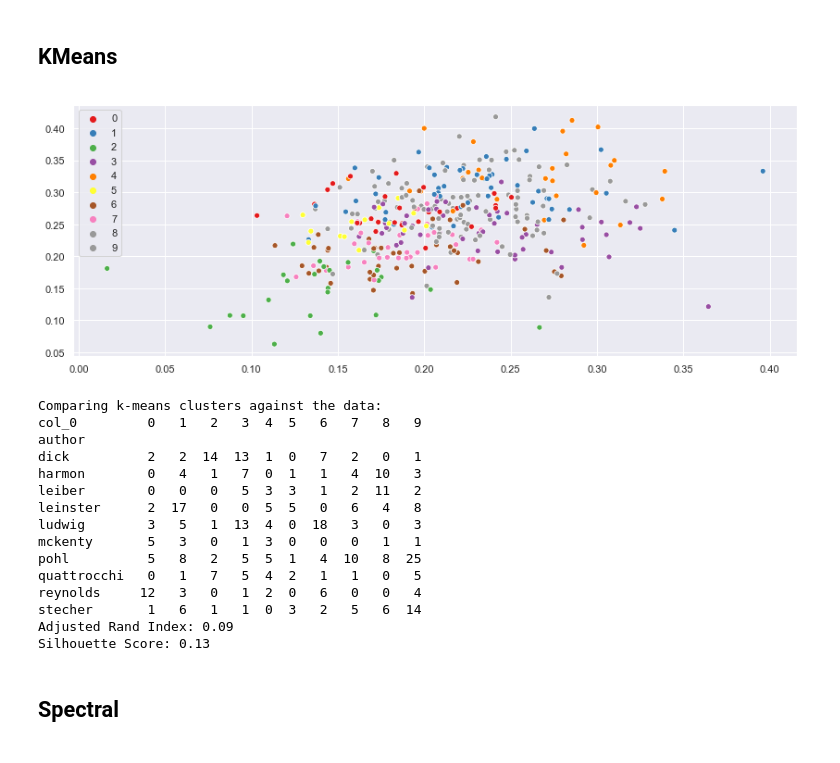
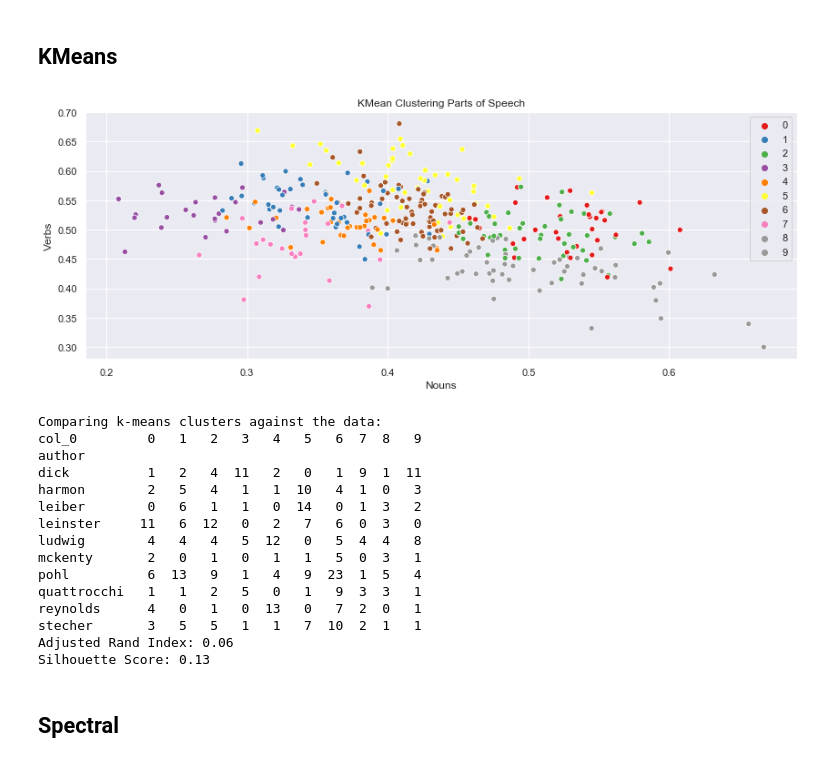
Before and after one commit to cbevis/U4_Capstone, a Jupyter notebook: U4_Capstone.ipynb, the cells around one changed output. Cells and saved outputs as stored; diff of their text form; code cells hidden in the pictures.

```diff
--- a/U4_Capstone.ipynb
+++ b/U4_Capstone.ipynb
@@ -164,7 +164,7 @@ path = 'science_fiction/'
 path_clean = 'science_fiction_cleaned/'
 
 # Change this to False if the files have already been cleaned
-clean_file = True
+clean_file = False
 
 if clean_file == False:
     path = path_clean
@@ -222,11 +222,3 @@ df.reset_index(inplace=True, drop=True)
 df.shape
 # %% [output]
 (503, 3)
-# %%
-# Found a typo in 2 file names
-df.loc[df['author']=='stetcher', 'author'] = 'stecher'
-df.loc[df['text']=='stetcher1', 'text'] = 'stecher1'
-df.loc[df['text']=='stetcher2', 'text'] = 'stecher2'
-
-# Check that authors loaded in correctly
-df['author'].unique()
@@ -303,6 +300,3 @@ df_pos = pd.DataFrame(X_pos.toarray(), columns=columns_pos)
  [ 42  45  34 ...  63   0  75]
  [ 37  35  21 ...  44   0  77]
  [ 59  54  40 ... 118   0 113]]
-# %%
-# Only do this one time
-df = df.join(df_pos, lsuffix='words', rsuffix='pos')
@@ -564,7 +561,10 @@ df_pos['all_caps'] = df['all_caps']
 df_pos['exclamation'] = df['exclamation']
 df_pos['question'] = df['question']
 # %%
-df_pos_cols = ['adj', 'adp', 'adv', 'cconj', 'det', 'intj', 'noun', 'num', 'part', 'pron', 'propn', 'punct', 'sym', 'verb']
+# Omit sym, intj, almost no examples of it
+# Models perform better using punct than all_caps, exclamation, and question
+df_pos_cols = ['adj', 'adp', 'adv', 'cconj', 'det', 'noun', 'punct',
+               'num', 'part', 'pron', 'propn', 'verb']
 # %% [markdown]
 ## Means Shift
 # %%
@@ -632,35 +634,38 @@ Silhouette Score: 0.18
 # %%
 # Calculate predicted values.
 y_pred = KMeans(n_clusters=10).fit_predict(X_train_pos)
 
 # Plot the solution.
-sns.scatterplot(X_train_pos[:, 0], X_train_pos[:, 1], hue=y_pred, legend='full', palette='Set1')
+sns.scatterplot(X_train_pos[:, 5], X_train_pos[:, -1], hue=y_pred, legend='full', palette='Set1')
+plt.title('KMean Clustering Parts of Speech')
+plt.xlabel('Nouns')
+plt.ylabel('Verbs')
 plt.show()
 
 # Check the solution against the data.
 print('Comparing k-means clusters against the data:')
 print(pd.crosstab(y_train_pos, y_pred))
 print('Adjusted Rand Index: {:.2f}'.format(metrics.adjusted_rand_score(y_train_pos,
                                                                        y_pred)))
 print('Silhouette Score: {:.2f}'.format(metrics.silhouette_score(X_train_pos,
                                                                 y_pred,
                                                                 metric='euclidean')))
 # %% [output]
-[figure, old version]
+[figure, new version]
 Comparing k-means clusters against the data:
-col_0         0   1   2   3  4  5   6   7   8   9
+col_0         0   1   2   3   4   5   6  7  8   9
 author
-dick          2   2  14  13  1  0   7   2   0   1
-harmon        0   4   1   7  0  1   1   4  10   3
-leiber        0   0   0   5  3  3   1   2  11   2
-leinster      2  17   0   0  5  5   0   6   4   8
-ludwig        3   5   1  13  4  0  18   3   0   3
-mckenty       5   3   0   1  3  0   0   0   1   1
-pohl          5   8   2   5  5  1   4  10   8  25
-quattrocchi   0   1   7   5  4  2   1   1   0   5
-reynolds     12   3   0   1  2  0   6   0   0   4
-stecher       1   6   1   1  0  3   2   5   6  14
-Adjusted Rand Index: 0.09
+dick          1   2   4  11   2   0   1  9  1  11
+harmon        2   5   4   1   1  10   4  1  0   3
+leiber        0   6   1   1   0  14   0  1  3   2
+leinster     11   6  12   0   2   7   6  0  3   0
+ludwig        4   4   4   5  12   0   5  4  4   8
+mckenty       2   0   1   0   1   1   5  0  3   1
+pohl          6  13   9   1   4   9  23  1  5   4
+quattrocchi   1   1   2   5   0   1   9  3  3   1
+reynolds      4   0   1   0  13   0   7  2  0   1
+stecher       3   5   5   1   1   7  10  2  1   1
+Adjusted Rand Index: 0.06
 Silhouette Score: 0.13
 # %% [markdown]
 ## Spectral
```
Also changed, not shown: parts of 41 cells of this notebook.
